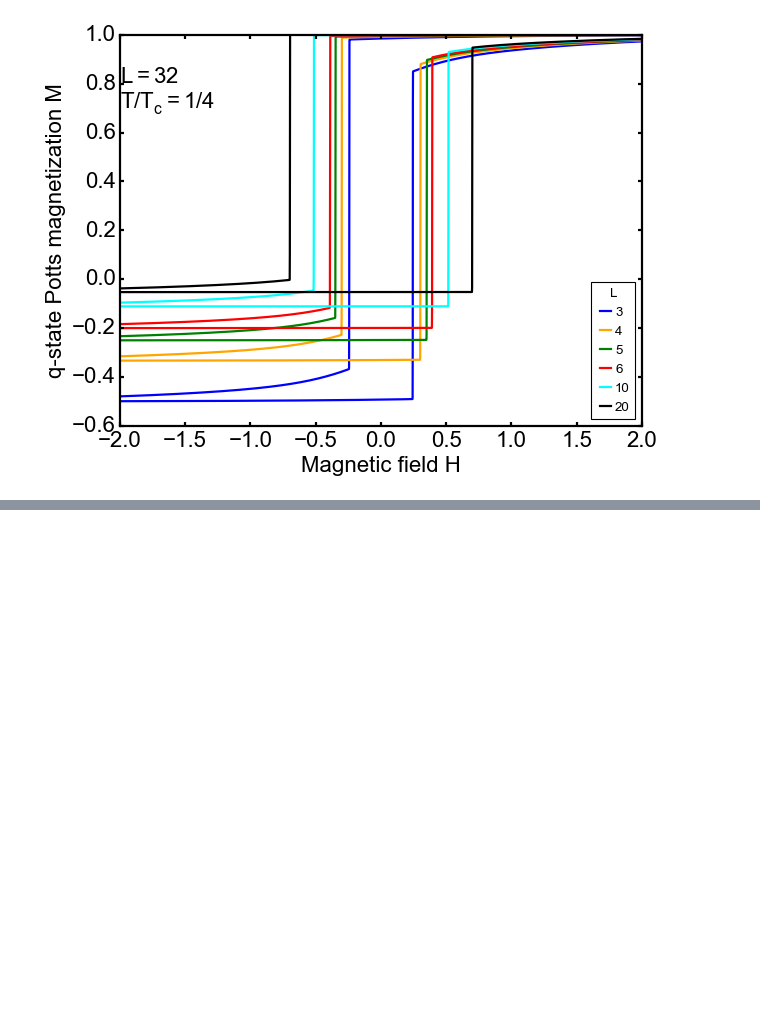
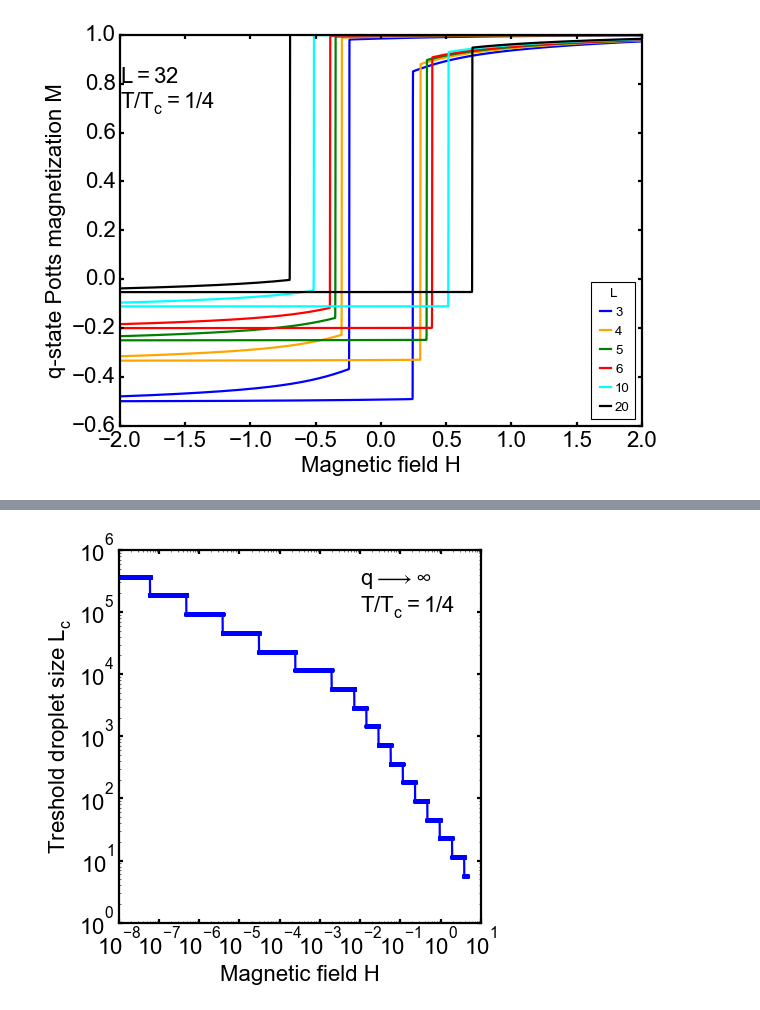
Before and after one commit to erbilcanartun/metastable-potts-system, a Jupyter notebook: metastable_droplets.ipynb, the cells around one changed output, grey strips where cells are left out. Saved outputs shown, nothing was run; the diff lists cells and outputs as text; code cells hidden in the pictures; blank space fills up the shorter version.

```diff
--- a/metastable_droplets.ipynb
+++ b/metastable_droplets.ipynb
@@ -260,0 +302,27 @@ plt.show()
+# %%
+r = 2 # Tc/T ratio
+droplet = cd.maximum_critical_droplet_size(r)
+# %%
+lw = 2
+fs = 20
+fig = plt.figure(figsize=(6, 6), layout='tight')
+fig.set_facecolor('none')
+plt.style.use('classic')
+plt.rc('lines', linewidth=lw)
+plt.rc('axes', linewidth=lw)
+plt.rcParams['font.family'] = 'Arial'
+plt.rcParams.update({'mathtext.default':'regular'})
+ax = plt.subplot(111)
+
+ax.plot(droplet[0], droplet[1], marker='.', ms=8, c='b')
+
+ax.text(1e-2, 1e5, r"""$q\longrightarrow\infty$
+$T/T_c=1/{4}$""", fontsize=fs)
+ax.tick_params(axis="both", direction="in", left=True, width=lw, length=4, labelsize=fs)
+ax.set_xscale('log', base=10)
+ax.set_yscale('log', base=10)
+ax.set_xlabel("Magnetic field H", fontsize=fs)
+ax.set_ylabel(r"Treshold droplet size $L_c$", fontsize=fs)
+plt.show()
+# %% [output]
+[figure, added]
```
Also changed, not shown: parts of 6 cells of this notebook, 1 other file.
